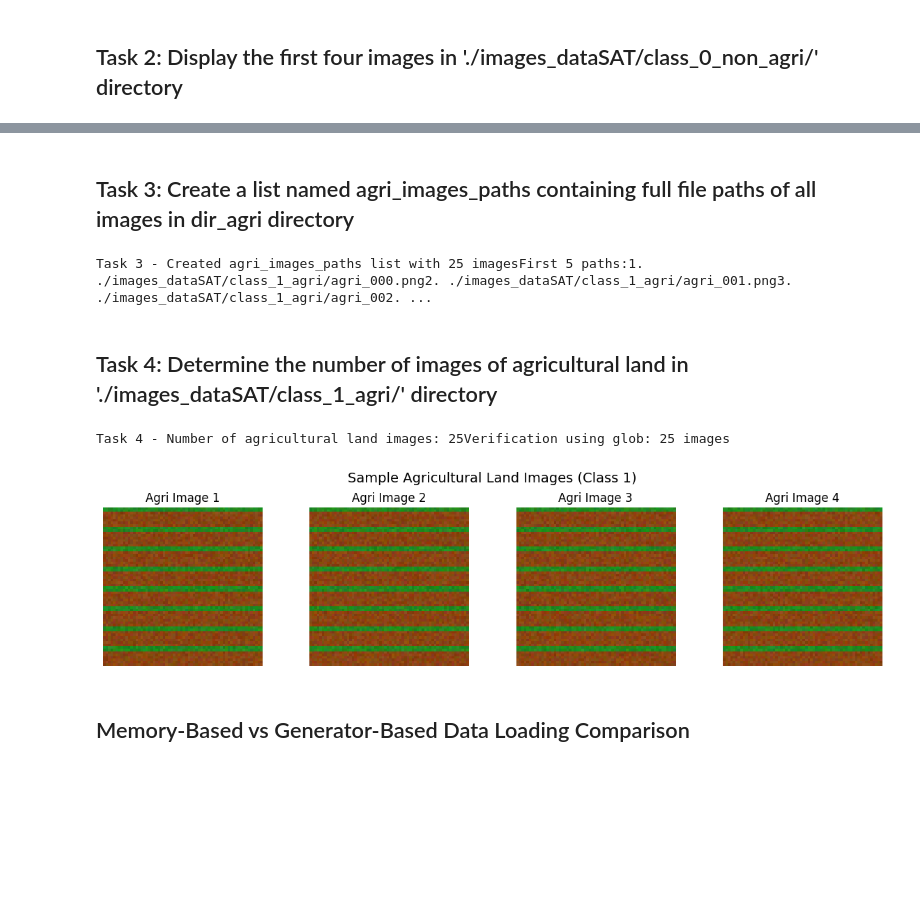
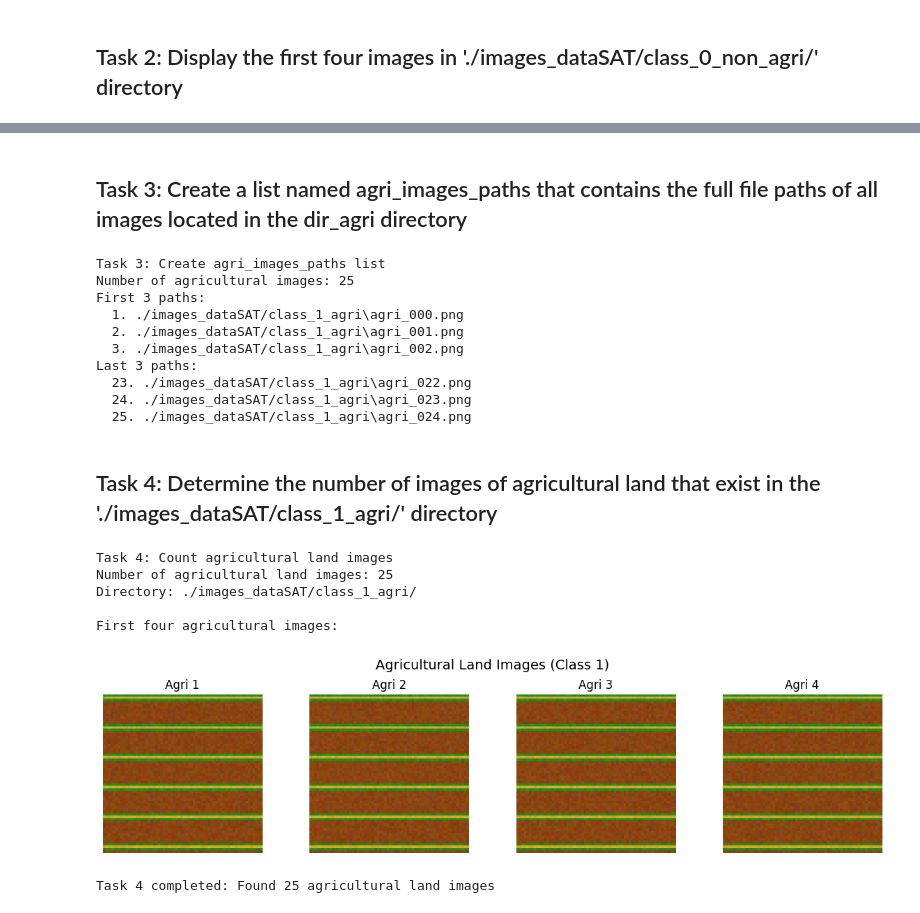
Before and after one commit to awaispasha7/Capstone_project, a Jupyter notebook: notebooks/Question 1.ipynb, the cells around one changed output, grey strips where cells are left out. Cells and saved outputs as stored; diff of their text form; code cells hidden in the pictures; blank space fills up the shorter version.

```diff
--- a/notebooks/Question 1.ipynb
+++ b/notebooks/Question 1.ipynb
@@ -36,15 +184,72 @@ Task 1 - Image shape: (64, 64, 3)Image dimensions: 64 x 64 x 3Height: 64, Width:
 # %% [markdown]
-## Task 3: Create a list named agri_images_paths containing full file paths of all images in dir_agri directory
+## Task 3: Create a list named agri_images_paths that contains the full file paths of all images located in the dir_agri directory
 # %%
-# Task 3: Create agri_images_paths listdir_agri = './images_dataSAT/class_1_agri/'# Create list of all agricultural image pathsagri_images_paths = []for filename in os.listdir(dir_agri):if filename.endswith(('.png', '.jpg', '.jpeg')):full_path = os.path.join(dir_agri, filename)agri_images_paths.append(full_path)# Sort the list as requiredagri_images_paths.sort()print(f"Task 3 - Created agri_images_paths list with {len(agri_images_paths)} images")print(f"First 5 paths:")for i, path in enumerate(agri_images_paths[:5]):print(f" {i+1}. {path}")if len(agri_images_paths) > 5:print(f" ... and {len(agri_images_paths)- 5} more")
+# Task 3: Create a list named agri_images_paths that contains the full file paths of all images located in the dir_agri directory
+print("Task 3: Create agri_images_paths list")
+
+# Define the agricultural images directory
+dir_agri = './images_dataSAT/class_1_agri/'
+
+# Create list of all agricultural image paths
+agri_images_paths = glob.glob(dir_agri + '*.png')
+
+# Sort the list as requested
+agri_images_paths.sort()
+
+print(f"Number of agricultural images: {len(agri_images_paths)}")
+print(f"First 3 paths:")
+for i, path in enumerate(agri_images_paths[:3]):
+    print(f"  {i+1}. {path}")
+
+print(f"Last 3 paths:")
+for i, path in enumerate(agri_images_paths[-3:], len(agri_images_paths)-2):
+    print(f"  {i}. {path}")
 # %% [output]
-Task 3 - Created agri_images_paths list with 25 imagesFirst 5 paths:1. ./images_dataSAT/class_1_agri/agri_000.png2. ./images_dataSAT/class_1_agri/agri_001.png3. ./images_dataSAT/class_1_agri/agri_002. ...
+Task 3: Create agri_images_paths list
+Number of agricultural images: 25
+First 3 paths:
+  1. ./images_dataSAT/class_1_agri\agri_000.png
+  2. ./images_dataSAT/class_1_agri\agri_001.png
+  3. ./images_dataSAT/class_1_agri\agri_002.png
+Last 3 paths:
+  23. ./images_dataSAT/class_1_agri\agri_022.png
+  24. ./images_dataSAT/class_1_agri\agri_023.png
+  25. ./images_dataSAT/class_1_agri\agri_024.png
 # %% [markdown]
-## Task 4: Determine the number of images of agricultural land in './images_dataSAT/class_1_agri/' directory
+## Task 4: Determine the number of images of agricultural land that exist in the './images_dataSAT/class_1_agri/' directory
 # %%
-# Task 4: Count agricultural land imagesagri_dir = './images_dataSAT/class_1_agri/'# Count all image files in the agricultural directoryagri_image_count = len([f for f in os.listdir(agri_dir)if f.lower().endswith(('.png', '.jpg', '.jpeg'))])print(f"Task 4 - Number of agricultural land images:{agri_image_count}")# Alternative method using globagri_files_glob = glob.glob(os.path.join(agri_dir, '*.png'))print(f"Verification using glob: {len(agri_files_glob)} images")# Display some agricultural imagesfig, axes = plt.subplots(1, 4, figsize=(12, 3))fig.suptitle('Sample Agricultural Land Images (Class 1)', fontsize=14)sample_agri_files = agri_files_glob[:4]for i, file_path in enumerate(sample_agri_files):img = Image.open(file_path)axes[i].imshow(img)axes[i].set_title(f'Agri Image {i+1}')axes[i].axis('off')plt.tight_layout()plt.show()
+# Task 4: Determine the number of images of agricultural land that exist in the './images_dataSAT/class_1_agri/' directory
+print("Task 4: Count agricultural land images")
+
+# Count the number of agricultural images
+agri_dir = './images_dataSAT/class_1_agri/'
+agri_count = len(glob.glob(agri_dir + '*.png'))
+
+print(f"Number of agricultural land images: {agri_count}")
+print(f"Directory: {agri_dir}")
+
+# Also display the first four agricultural images
+print("\nFirst four agricultural images:")
+agri_files = sorted(glob.glob(agri_dir + '*.png'))[:4]
+
+fig, axes = plt.subplots(1, 4, figsize=(12, 3))
+fig.suptitle('Agricultural Land Images (Class 1)', fontsize=14)
+
+for i, image_path in enumerate(agri_files):
+    img = Image.open(image_path)
+    axes[i].imshow(img)
+    axes[i].set_title(f'Agri {i+1}')
+    axes[i].axis('off')
+
+plt.tight_layout()
+plt.show()
+
+print(f"\nTask 4 completed: Found {agri_count} agricultural land images")
 # %% [output]
-Task 4 - Number of agricultural land images: 25Verification using glob: 25 images
+Task 4: Count agricultural land images
+Number of agricultural land images: 25
+Directory: ./images_dataSAT/class_1_agri/
+
+First four agricultural images:
-[figure, old version]
+[figure, new version]
+Task 4 completed: Found 25 agricultural land images
-# %% [markdown]
-## Memory-Based vs Generator-Based Data Loading Comparison
```
Also changed, not shown: parts of 11 cells of this notebook, 48 other files.
